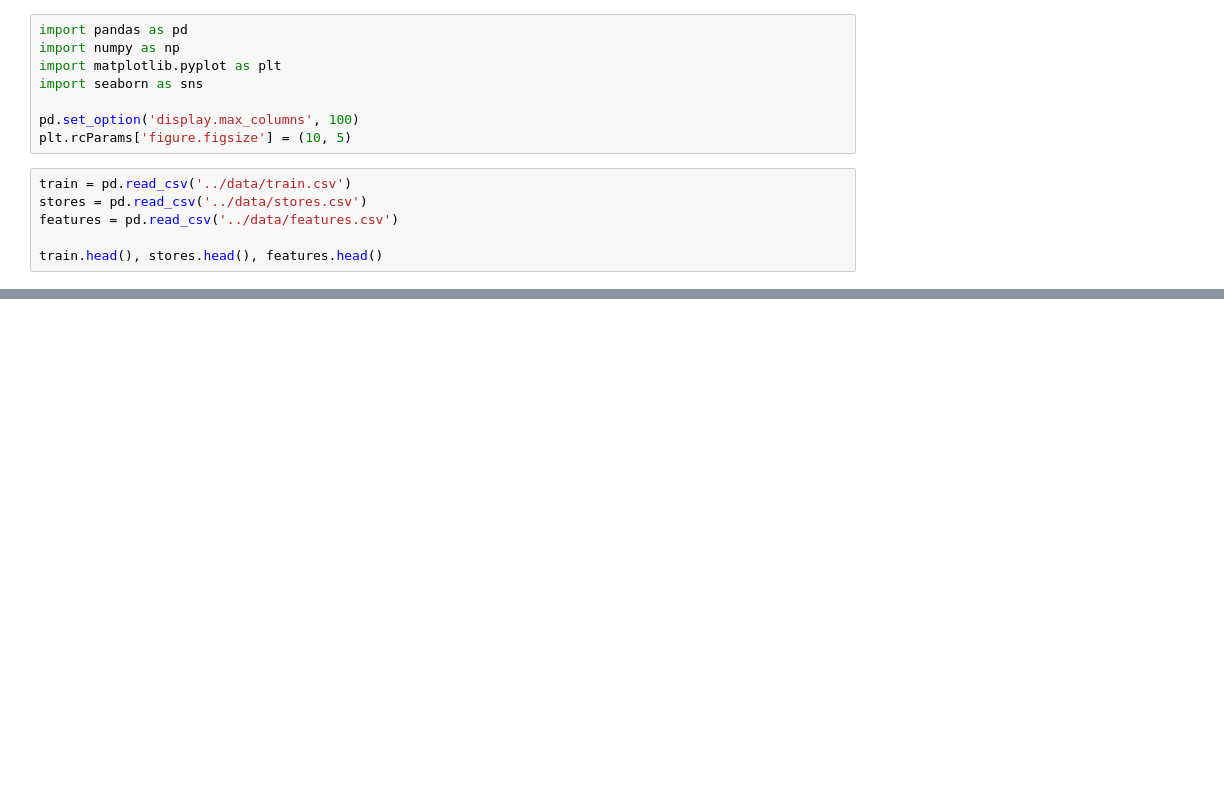
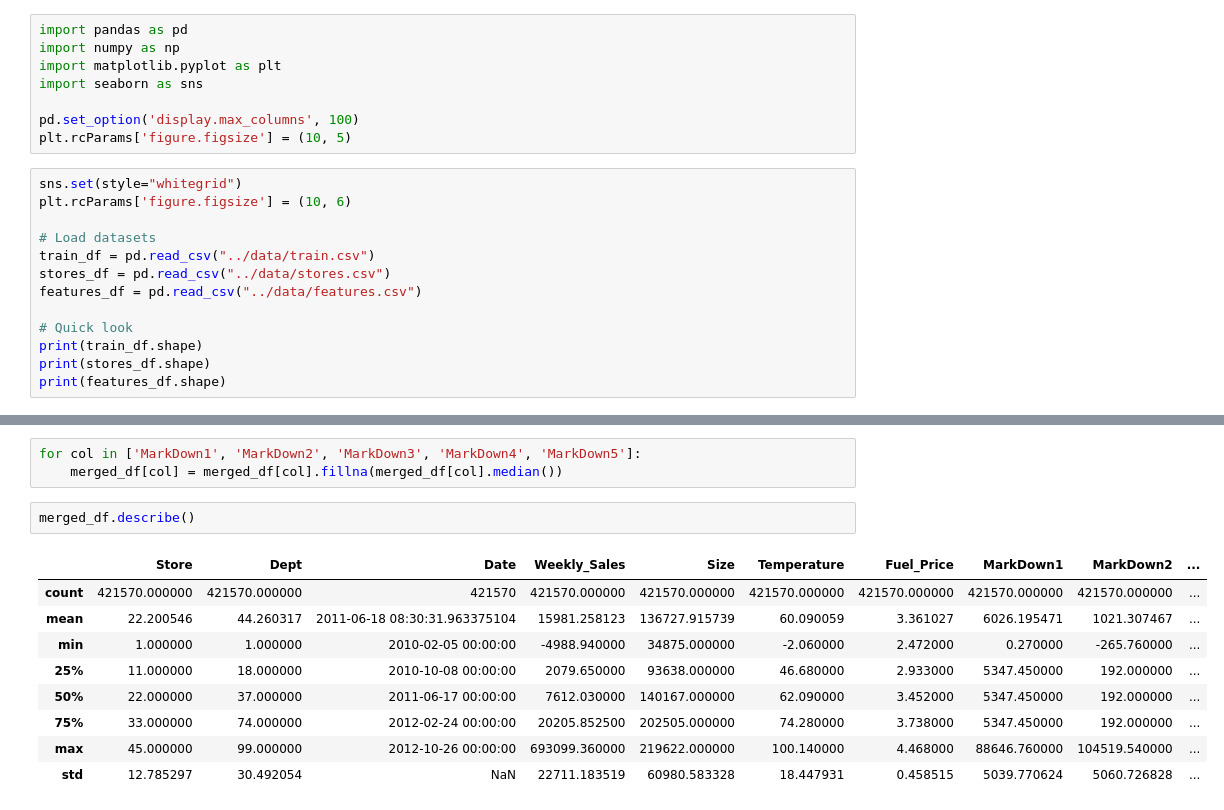
Before and after one commit to JayJ1504/retail_sales_analysis, a Jupyter notebook: notebooks/retail_sales_eda.ipynb, the cells around one changed output, grey strips where cells are left out. Drawn from its saved outputs; the diff is of its cells as text; blank space fills up the shorter version.

```diff
--- a/notebooks/retail_sales_eda.ipynb
+++ b/notebooks/retail_sales_eda.ipynb
@@ -7,9 +7,16 @@ import seaborn as sns
 pd.set_option('display.max_columns', 100)
 plt.rcParams['figure.figsize'] = (10, 5)
 # %%
-train = pd.read_csv('../data/train.csv')
-stores = pd.read_csv('../data/stores.csv')
-features = pd.read_csv('../data/features.csv')
+sns.set(style="whitegrid")
+plt.rcParams['figure.figsize'] = (10, 6)
 
-train.head(), stores.head(), features.head()
+# Load datasets
+train_df = pd.read_csv("../data/train.csv")
+stores_df = pd.read_csv("../data/stores.csv")
+features_df = pd.read_csv("../data/features.csv")
+
+# Quick look
+print(train_df.shape)
+print(stores_df.shape)
+print(features_df.shape)
 # %% [output]
@@ -109 +65,16 @@ Markdowns: Do markdowns lift sales?
+# %%
+for col in ['MarkDown1', 'MarkDown2', 'MarkDown3', 'MarkDown4', 'MarkDown5']:
+    merged_df[col] = merged_df[col].fillna(merged_df[col].median())
+# %%
+merged_df.describe()
+# %% [output]
+|  | Store | Dept | Date | Weekly_Sales | Size | Temperature | Fuel_Price | MarkDown1 | MarkDown2 | ... |
+| count | 421570.000000 | 421570.000000 | 421570 | 421570.000000 | 421570.000000 | 421570.000000 | 421570.000000 | 421570.000000 | 421570.000000 | ... |
+| mean | 22.200546 | 44.260317 | 2011-06-18 08:30:31.963375104 | 15981.258123 | 136727.915739 | 60.090059 | 3.361027 | 6026.195471 | 1021.307467 | ... |
+| min | 1.000000 | 1.000000 | 2010-02-05 00:00:00 | -4988.940000 | 34875.000000 | -2.060000 | 2.472000 | 0.270000 | -265.760000 | ... |
+| 25% | 11.000000 | 18.000000 | 2010-10-08 00:00:00 | 2079.650000 | 93638.000000 | 46.680000 | 2.933000 | 5347.450000 | 192.000000 | ... |
+| 50% | 22.000000 | 37.000000 | 2011-06-17 00:00:00 | 7612.030000 | 140167.000000 | 62.090000 | 3.452000 | 5347.450000 | 192.000000 | ... |
+| 75% | 33.000000 | 74.000000 | 2012-02-24 00:00:00 | 20205.852500 | 202505.000000 | 74.280000 | 3.738000 | 5347.450000 | 192.000000 | ... |
+| max | 45.000000 | 99.000000 | 2012-10-26 00:00:00 | 693099.360000 | 219622.000000 | 100.140000 | 4.468000 | 88646.760000 | 104519.540000 | ... |
+| std | 12.785297 | 30.492054 | NaN | 22711.183519 | 60980.583328 | 18.447931 | 0.458515 | 5039.770624 | 5060.726828 | ... |
 # %%
```
Also changed, not shown: parts of 17 cells of this notebook, 1 other file.
